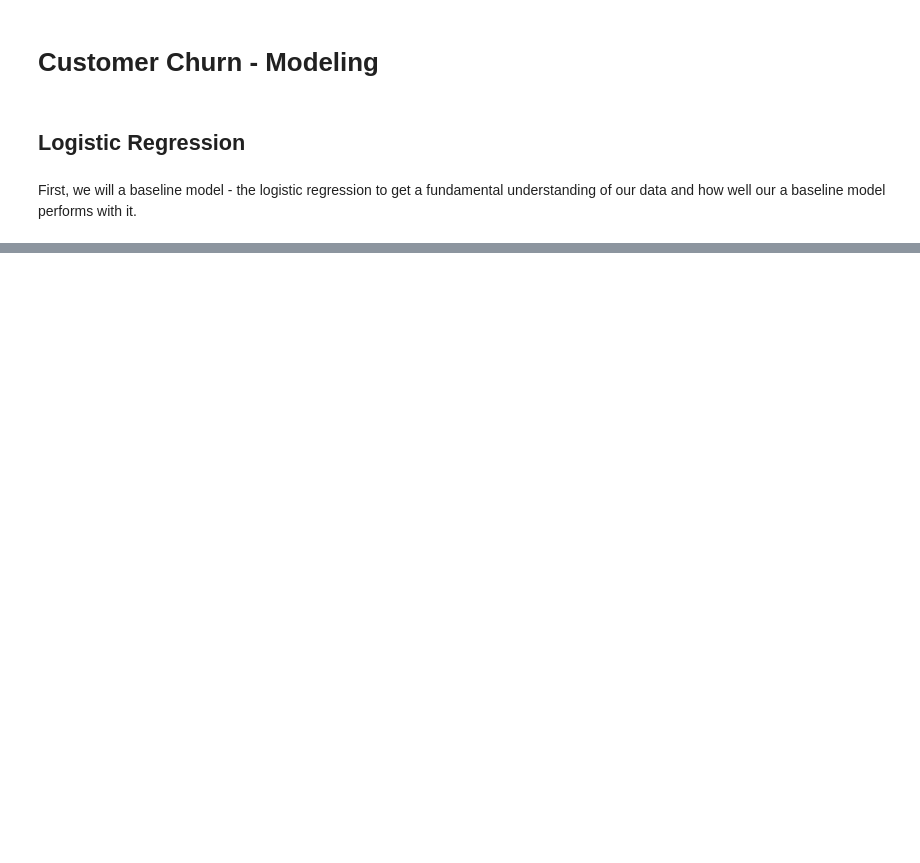
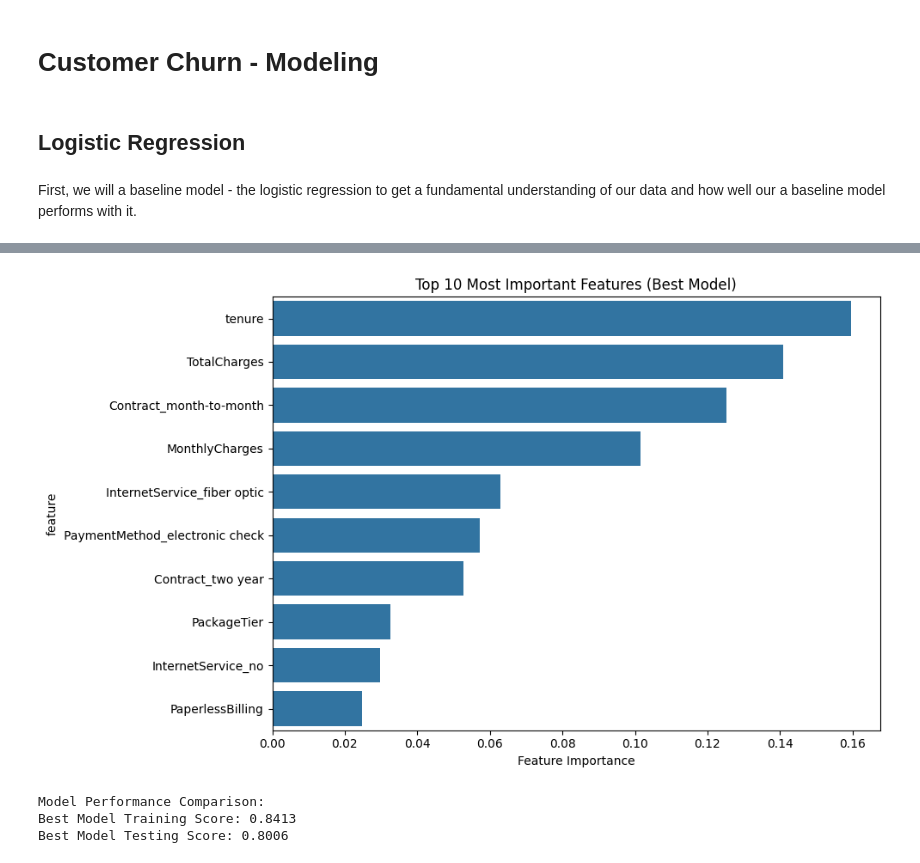
Before and after one commit to jacktorrealba/customer-churn, a Jupyter notebook: notebooks/04_modeling.ipynb, the cells around one changed output, grey strips where cells are left out. Cells and saved outputs as stored; diff of their text form; code cells hidden in the pictures; blank space fills up the shorter version.

```diff
--- a/notebooks/04_modeling.ipynb
+++ b/notebooks/04_modeling.ipynb
@@ -29,0 +120,4 @@ X_train, X_test, y_train, y_test = train_test_split(X,y, test_size=0.2, random_s
+# %%
+rf = RandomForestClassifier()
+rf.fit(X_train, y_train)
+y_pred = rf.predict(X_test)
@@ -29,0 +199,9 @@ X_train, X_test, y_train, y_test = train_test_split(X,y, test_size=0.2, random_s
+# %%
+best_rf = rf_random.best_estimator_
+y_pred = best_rf.predict(X_test)
+
+print("\nClassification Report:")
+print(classification_report(y_test, y_pred))
+
+print("\nConfusion Matrix:")
+print(confusion_matrix(y_test,y_pred))
@@ -29,0 +223,23 @@ X_train, X_test, y_train, y_test = train_test_split(X,y, test_size=0.2, random_s
+# %%
+feature_importance = pd.DataFrame({
+    'feature' : X.columns,
+    'importance' : best_rf.feature_importances_
+})
+feature_importance = feature_importance.sort_values('importance', ascending=False)
+# %%
+# plot feature importance
+plt.figure(figsize=(10,6))
+sns.barplot(x='importance', y='feature', data=feature_importance.head(10)).set_title('Top 10 Most Important Features (Best Model)')
+plt.xlabel('Feature Importance')
+plt.tight_layout()
+# %% [output]
+[figure, added]
+# %%
+# comparison
+print("\nModel Performance Comparison:")
+print(f"Best Model Training Score: {best_rf.score(X_train, y_train):.4f}")
+print(f"Best Model Testing Score: {best_rf.score(X_test, y_test):.4f}")
+# %% [output]
+Model Performance Comparison:
+Best Model Training Score: 0.8413
+Best Model Testing Score: 0.8006
```
Also changed, not shown: parts of 14 cells of this notebook, 1 other file.
